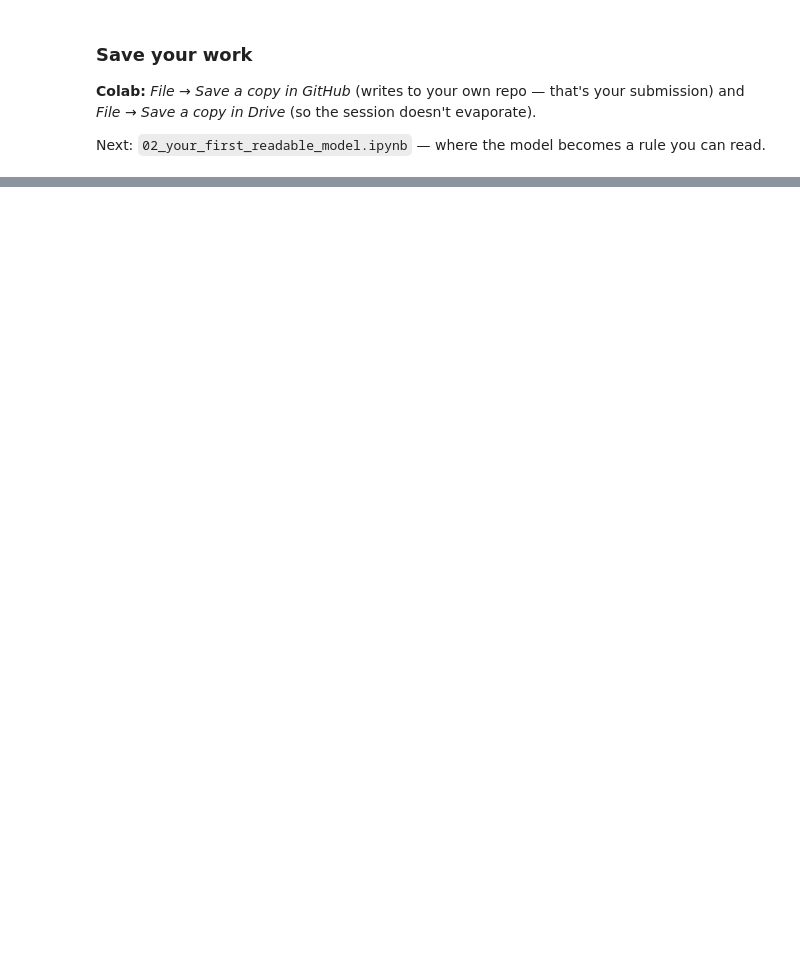
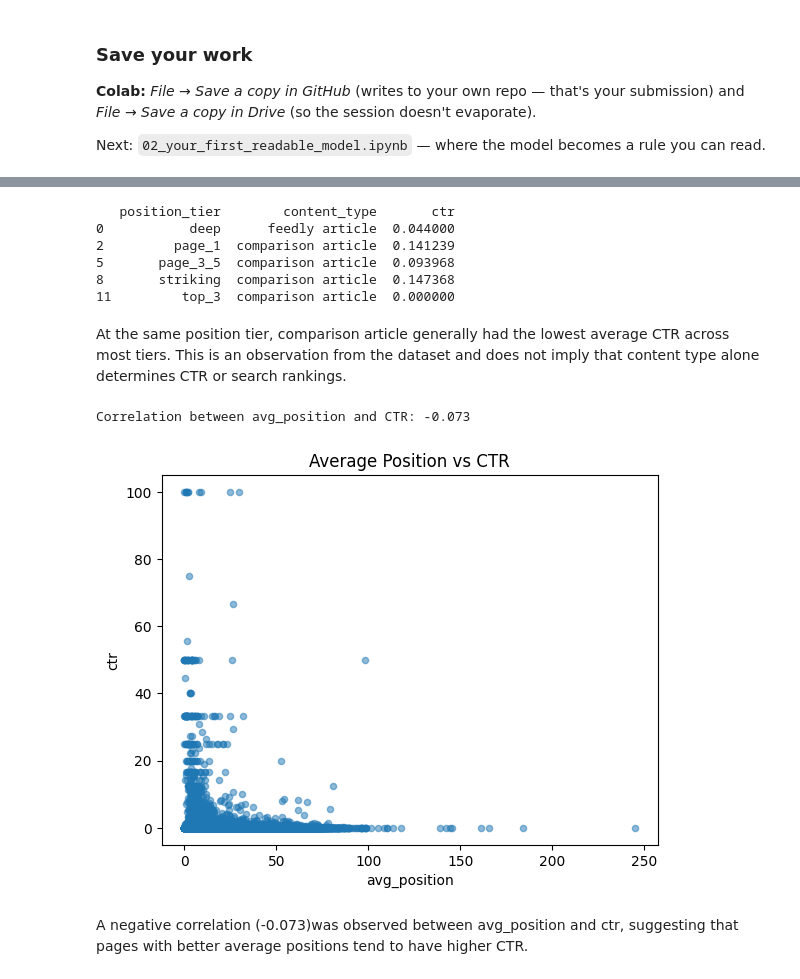
Before and after one commit to AliAnusKhan/Assignement1_Flyrank, a Jupyter notebook: notebooks/01_first_look_and_discovery.ipynb, the cells around one changed output, grey strips where cells are left out. Saved outputs shown, nothing was run; the diff lists cells and outputs as text; code cells hidden in the pictures; blank space fills up the shorter version.

```diff
--- a/notebooks/01_first_look_and_discovery.ipynb
+++ b/notebooks/01_first_look_and_discovery.ipynb
@@ -106,0 +217,44 @@ Next: `02_your_first_readable_model.ipynb` — where the model becomes a rule yo
+# %%
+visible = df[df["impressions_90d"] >= 100]
+
+ctr_by_content = (
+    visible.groupby(["position_tier", "content_type"])["ctr"]
+    .mean()
+    .reset_index()
+)
+
+worst = ctr_by_content.loc[
+    ctr_by_content.groupby("position_tier")["ctr"].idxmin()
+]
+
+print(worst)
+# %% [output]
+   position_tier        content_type       ctr
+0           deep      feedly article  0.044000
+2         page_1  comparison article  0.141239
+5       page_3_5  comparison article  0.093968
+8       striking  comparison article  0.147368
+11         top_3  comparison article  0.000000
+# %% [markdown]
+At the same position tier, comparison article generally had the lowest average CTR across most tiers. This is an observation from the dataset and does not imply that content type alone determines CTR or search rankings.
+# %%
+corr = df["avg_position"].corr(df["ctr"])
+
+print(f"Correlation between avg_position and CTR: {corr:.3f}")
+# %% [output]
+Correlation between avg_position and CTR: -0.073
+# %%
+import matplotlib.pyplot as plt
+
+df.plot.scatter(
+    x="avg_position",
+    y="ctr",
+    alpha=0.5,
+    title="Average Position vs CTR"
+)
+
+plt.show()
+# %% [output]
+[figure, added]
+# %% [markdown]
+A negative correlation (-0.073)was observed between avg_position and ctr, suggesting that pages with better average positions tend to have higher CTR.
```
Also changed, not shown: parts of 14 cells of this notebook.
